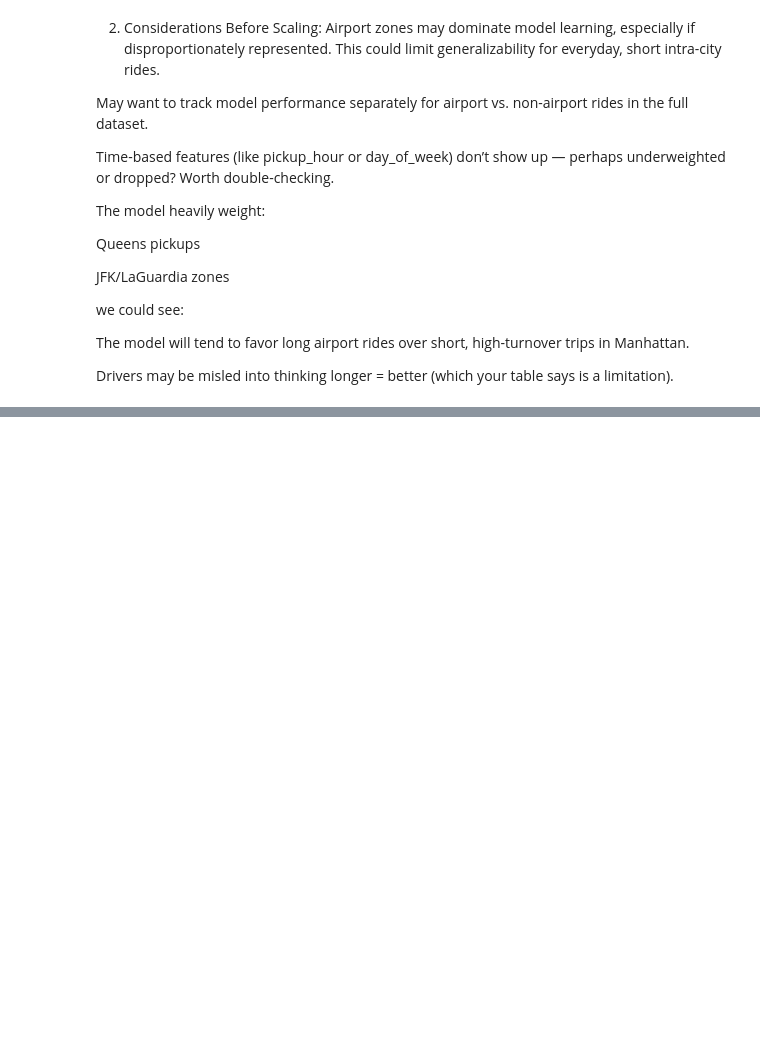
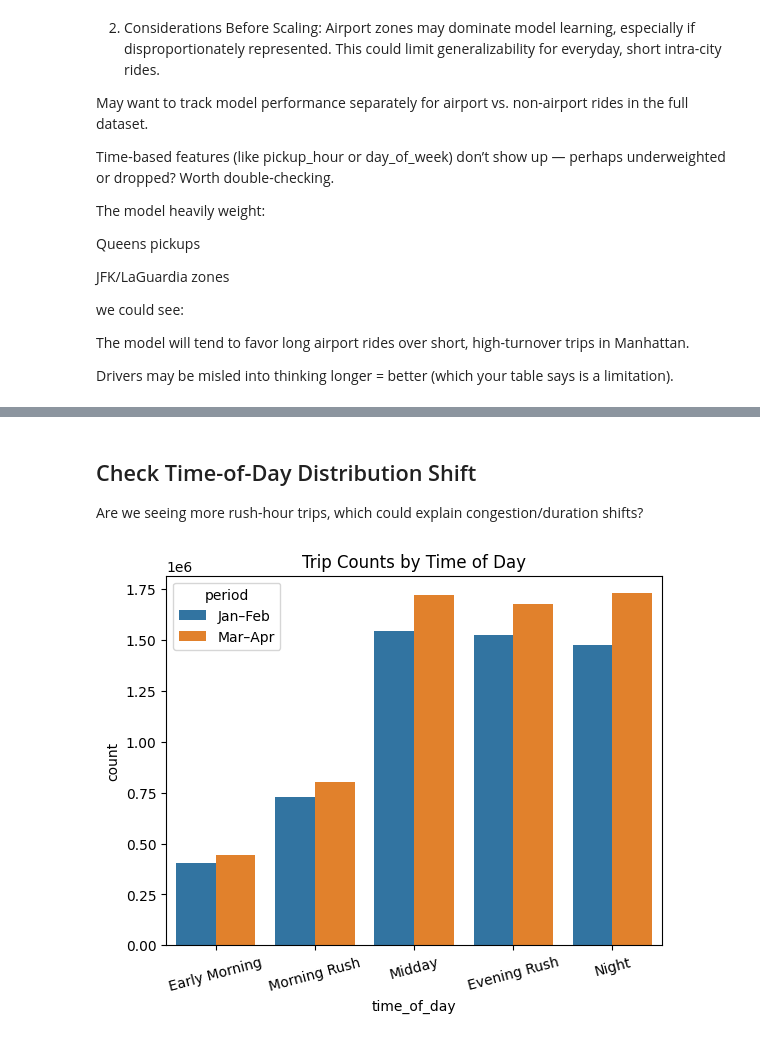
Before and after one commit to matiasenrigue/Taximize, a Jupyter notebook: Notebooks/Models/componet_predictions.ipynb, the cells around one changed output, grey strips where cells are left out. Cells and saved outputs as stored; diff of their text form; code cells hidden in the pictures; blank space fills up the shorter version.

```diff
--- a/Notebooks/Models/componet_predictions.ipynb
+++ b/Notebooks/Models/componet_predictions.ipynb
@@ -737,0 +799,18 @@ Drivers may be misled into thinking longer = better (which your table says is a
+# %% [markdown]
+##  Check Time-of-Day Distribution Shift
+
+Are we seeing more rush-hour trips, which could explain congestion/duration shifts?
+# %%
+time_dist = pd.concat([
+    df_jan_feb[['time_of_day']].assign(period='Jan–Feb'),
+    df_ma[['time_of_day']].assign(period='Mar–Apr')
+])
+
+sns.countplot(data=time_dist, x='time_of_day', hue='period', order=[
+    'Early Morning', 'Morning Rush', 'Midday', 'Evening Rush', 'Night'
+])
+plt.xticks(rotation=15)
+plt.title("Trip Counts by Time of Day")
+plt.show()
+# %% [output]
+[figure, added]
```
Also changed, not shown: parts of 7 cells of this notebook.
